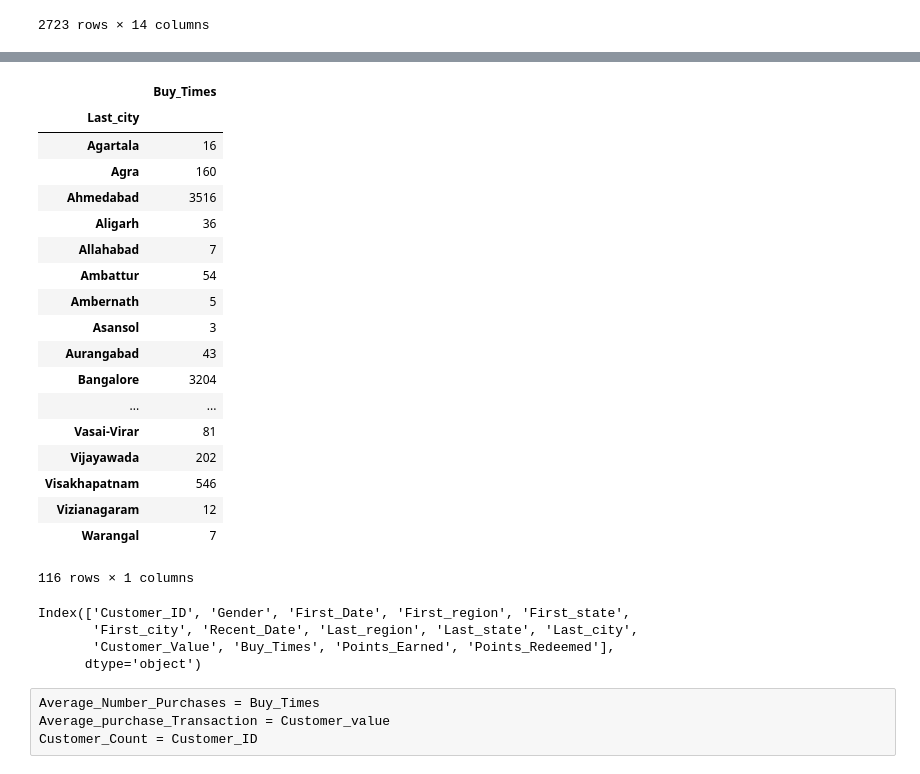
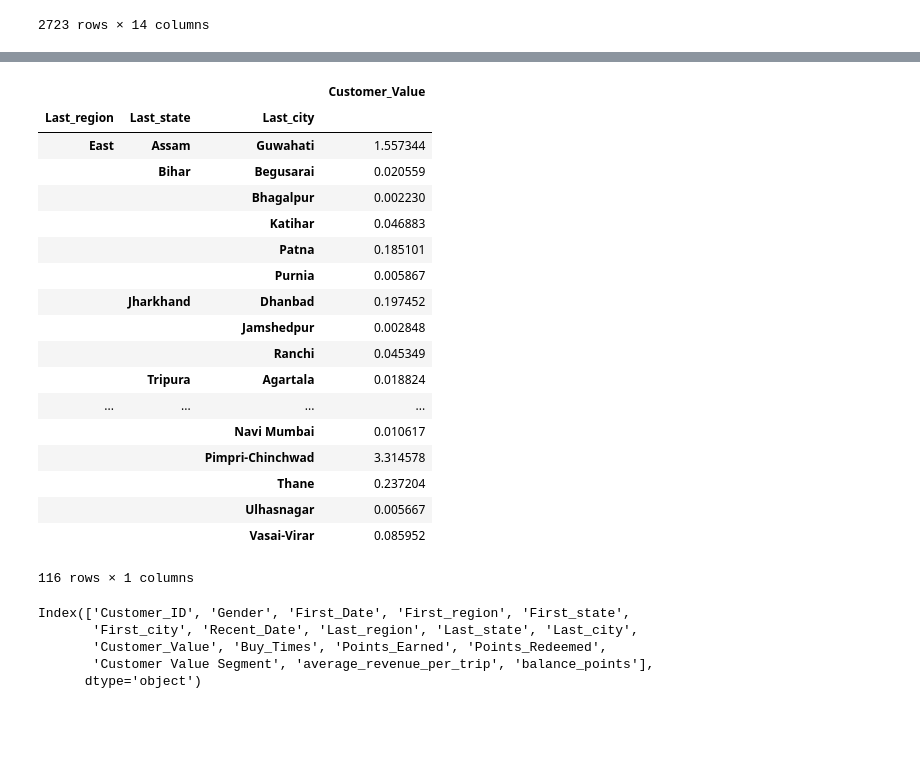
Before and after one commit to sandeep-a-pradhan/Python_DataScience, a Jupyter notebook: sandeep.a.pradhan@outlook.com_Pandas Case Study-1.ipynb, the cells around one changed output, grey strips where cells are left out. Cells and saved outputs as stored; diff of their text form; code cells hidden in the pictures; blank space fills up the shorter version.

```diff
--- a/sandeep.a.pradhan@outlook.com_Pandas Case Study-1.ipynb
+++ b/sandeep.a.pradhan@outlook.com_Pandas Case Study-1.ipynb
@@ -8,5 +12,5 @@ import matplotlib.pyplot as plt
 # %%
-customer = pd.read_csv('C:\\Users\\sandeep.a.pradhan\\Documents\\ALabs\\Chandra\\Class 4-5\\3. Pandas Case Study-1\\Customers.csv', encoding = 'latin1')
+customer = pd.read_csv('/Users/sandeep/Documents/Data_Science/Chandra/Class 4-5/3. Pandas Case Study-1/Customers.csv', encoding = 'latin1')
 # %%
 #2. Understand the data using different functions and attributes like shape, index, columns, dtypes.ndim, info(),
 #get_dtype_counts etc.
@@ -163,3 +161,5 @@ customer.tail()
 # %%
 #7. Create variables “average revenue per trip” and “balance points” in the customer data set.
+# %%
+customer = customer.assign(balance_points= abs(customer.Points_Earned-customer.Points_Redeemed),average_revenue_per_trip = customer.Customer_Value/customer.Buy_Times)
 # %%
@@ -174,26 +197,26 @@ customer.head(3)
 # %%
 #9. Calculate percentage of sales by each last city, state and region.
 # %%
-customer[['Last_city','Buy_Times']].groupby('Last_city').sum()
+customer[['Last_region','Last_state','Last_city','Customer_Value']].groupby(['Last_region','Last_state','Last_city']).sum()*100/customer.Customer_Value.sum()
 # %% [output]
-|  | Buy_Times |
-| Last_city |  |
-| Agartala | 16 |
-| Agra | 160 |
-| Ahmedabad | 3516 |
-| Aligarh | 36 |
-| Allahabad | 7 |
-| Ambattur | 54 |
-| Ambernath | 5 |
-| Asansol | 3 |
-| Aurangabad | 43 |
-| Bangalore | 3204 |
-| ... | ... |
-| Vasai-Virar | 81 |
-| Vijayawada | 202 |
-| Visakhapatnam | 546 |
-| Vizianagaram | 12 |
-| Warangal | 7 |
+|  |  |  | Customer_Value |
+| Last_region | Last_state | Last_city |  |
+| East | Assam | Guwahati | 1.557344 |
+|  | Bihar | Begusarai | 0.020559 |
+|  |  | Bhagalpur | 0.002230 |
+|  |  | Katihar | 0.046883 |
+|  |  | Patna | 0.185101 |
+|  |  | Purnia | 0.005867 |
+|  | Jharkhand | Dhanbad | 0.197452 |
+|  |  | Jamshedpur | 0.002848 |
+|  |  | Ranchi | 0.045349 |
+|  | Tripura | Agartala | 0.018824 |
+| ... | ... | ... | ... |
+|  |  | Navi Mumbai | 0.010617 |
+|  |  | Pimpri-Chinchwad | 3.314578 |
+|  |  | Thane | 0.237204 |
+|  |  | Ulhasnagar | 0.005667 |
+|  |  | Vasai-Virar | 0.085952 |
 116 rows × 1 columns
 # %%
 #10. What is the count of customers, average number of purchases and average purchase transaction value by last state
@@ -203,9 +226,6 @@ customer.columns
 # %% [output]
 Index(['Customer_ID', 'Gender', 'First_Date', 'First_region', 'First_state',
        'First_city', 'Recent_Date', 'Last_region', 'Last_state', 'Last_city',
-       'Customer_Value', 'Buy_Times', 'Points_Earned', 'Points_Redeemed'],
+       'Customer_Value', 'Buy_Times', 'Points_Earned', 'Points_Redeemed',
+       'Customer Value Segment', 'average_revenue_per_trip', 'balance_points'],
       dtype='object')
-# %% [raw]
-Average_Number_Purchases = Buy_Times
-Average_purchase_Transaction = Customer_value
-Customer_Count = Customer_ID
```
Also changed, not shown: parts of 10 cells of this notebook, 1 other file.
